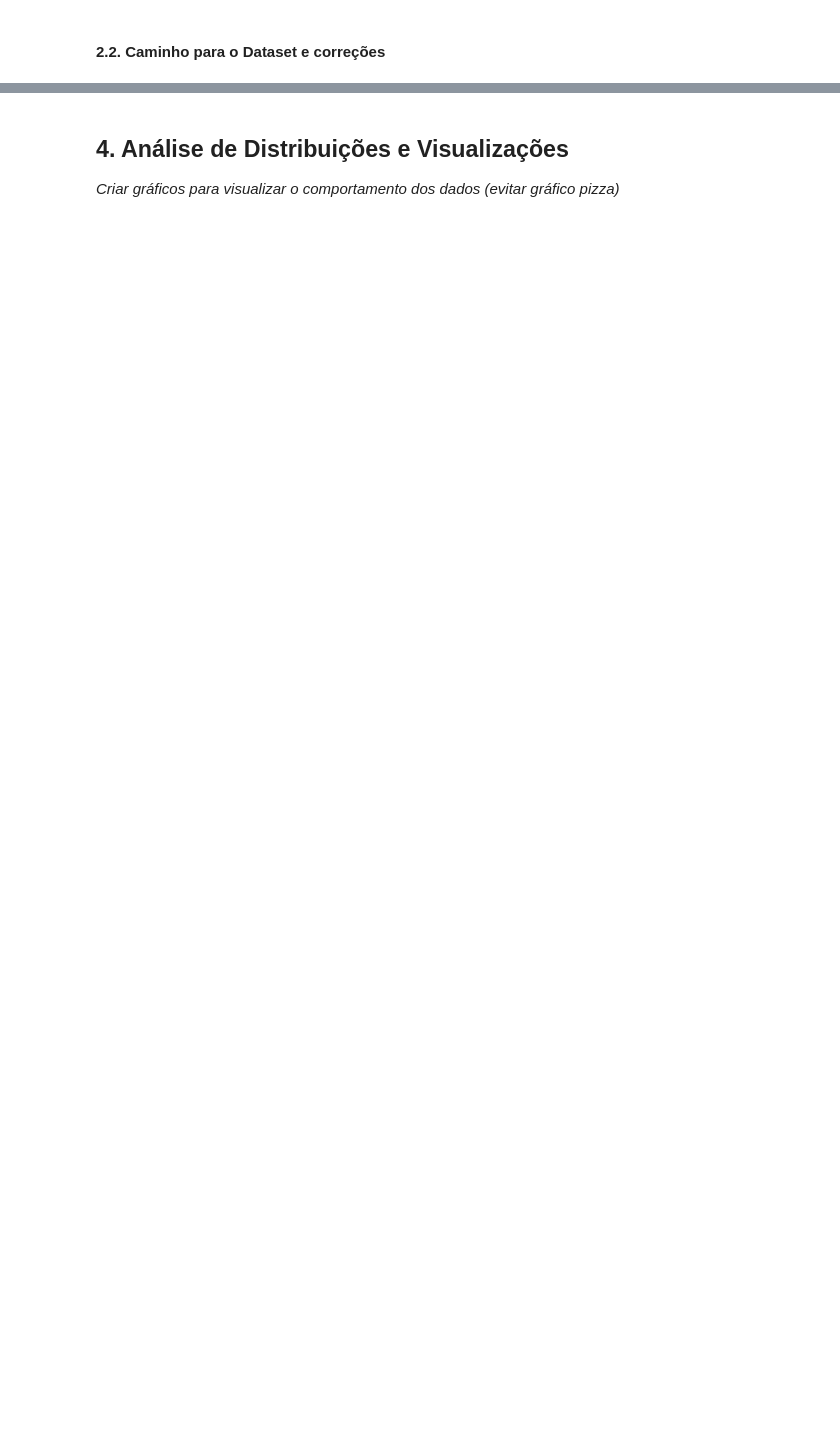
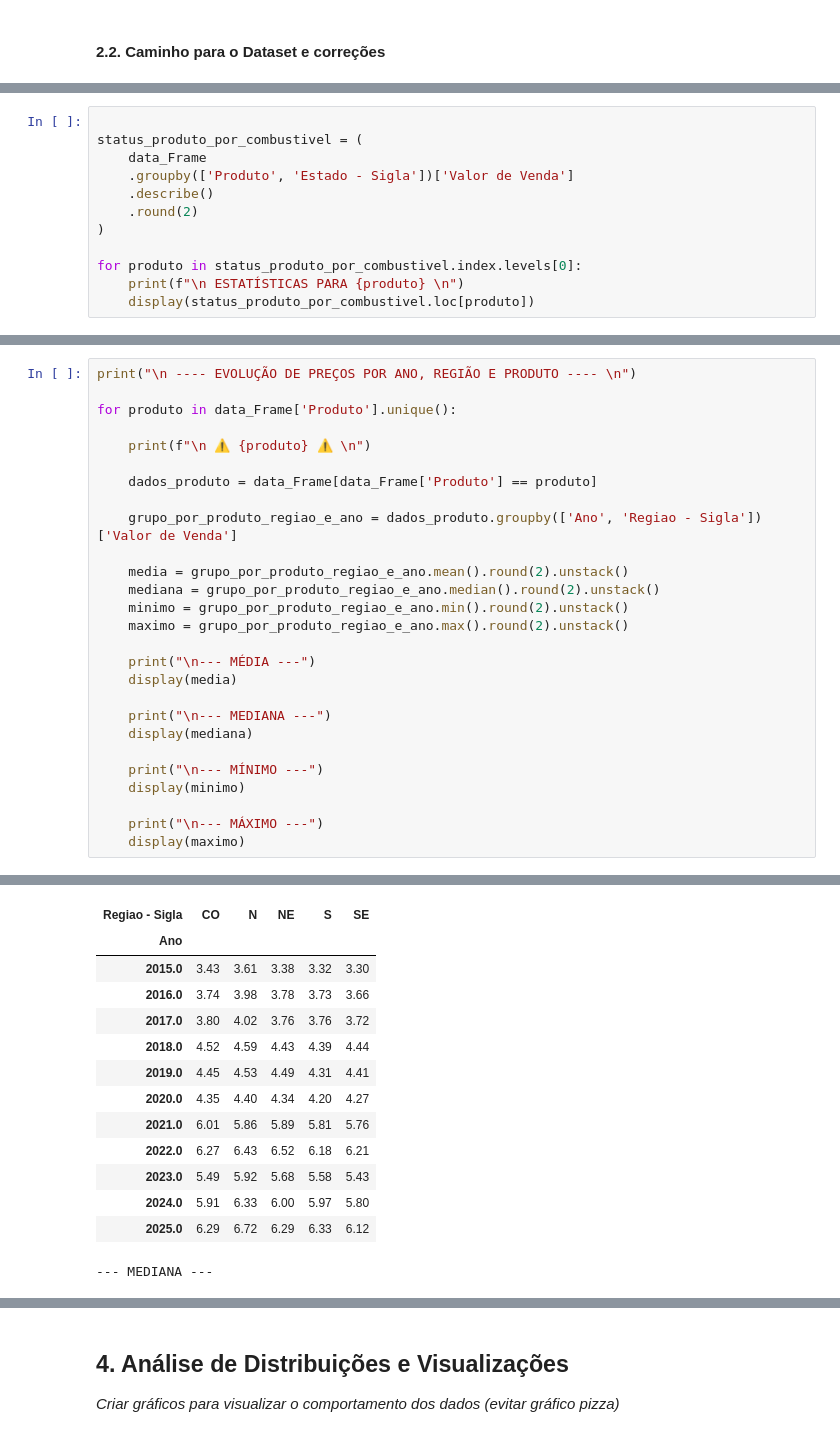
Before and after one commit to LucasCabra7/precos-combustiveis-brasil-2015-2025, a Jupyter notebook: Grupo_4_Análise_Exploratória_e_Modelagem_Preditiva_dos_Preços_de_Combustíveis_no_Brasil_(2015–2025).ipynb, the cells around one changed output, grey strips where cells are left out. Drawn from its saved outputs; the diff is of its cells as text; blank space fills up the shorter version.

```diff
--- a/Grupo_4_Análise_Exploratória_e_Modelagem_Preditiva_dos_Preços_de_Combustíveis_no_Brasil_(2015–2025).ipynb
+++ b/Grupo_4_Análise_Exploratória_e_Modelagem_Preditiva_dos_Preços_de_Combustíveis_no_Brasil_(2015–2025).ipynb
@@ -1073,0 +289,12 @@ analisador_evolucao_real_vs_nominal.exibir_relatorio_ajustados_pela_inflacao()
+# %%
+
+status_produto_por_combustivel = (
+    data_Frame
+    .groupby(['Produto', 'Estado - Sigla'])['Valor de Venda']
+    .describe()
+    .round(2)
+)
+
+for produto in status_produto_por_combustivel.index.levels[0]:
+    print(f"\n ESTATÍSTICAS PARA {produto} \n")
+    display(status_produto_por_combustivel.loc[produto])
@@ -1073,0 +657,28 @@ analisador_evolucao_real_vs_nominal.exibir_relatorio_ajustados_pela_inflacao()
+# %%
+print("\n ---- EVOLUÇÃO DE PREÇOS POR ANO, REGIÃO E PRODUTO ---- \n")
+
+for produto in data_Frame['Produto'].unique():
+
+    print(f"\n ⚠️ {produto} ⚠️ \n")
+
+    dados_produto = data_Frame[data_Frame['Produto'] == produto]
+
+    grupo_por_produto_regiao_e_ano = dados_produto.groupby(['Ano', 'Regiao - Sigla'])['Valor de Venda']
+
+    media = grupo_por_produto_regiao_e_ano.mean().round(2).unstack()
+    mediana = grupo_por_produto_regiao_e_ano.median().round(2).unstack()
+    minimo = grupo_por_produto_regiao_e_ano.min().round(2).unstack()
+    maximo = grupo_por_produto_regiao_e_ano.max().round(2).unstack()
+
+    print("\n--- MÉDIA ---")
+    display(media)
+
+    print("\n--- MEDIANA ---")
+    display(mediana)
+
+    print("\n--- MÍNIMO ---")
+    display(minimo)
+
+    print("\n--- MÁXIMO ---")
+    display(maximo)
+# %% [output]
@@ -1073,0 +692,14 @@ analisador_evolucao_real_vs_nominal.exibir_relatorio_ajustados_pela_inflacao()
+| Regiao - Sigla | CO | N | NE | S | SE |
+| Ano |  |  |  |  |  |
+| 2015.0 | 3.43 | 3.61 | 3.38 | 3.32 | 3.30 |
+| 2016.0 | 3.74 | 3.98 | 3.78 | 3.73 | 3.66 |
+| 2017.0 | 3.80 | 4.02 | 3.76 | 3.76 | 3.72 |
+| 2018.0 | 4.52 | 4.59 | 4.43 | 4.39 | 4.44 |
+| 2019.0 | 4.45 | 4.53 | 4.49 | 4.31 | 4.41 |
+| 2020.0 | 4.35 | 4.40 | 4.34 | 4.20 | 4.27 |
+| 2021.0 | 6.01 | 5.86 | 5.89 | 5.81 | 5.76 |
+| 2022.0 | 6.27 | 6.43 | 6.52 | 6.18 | 6.21 |
+| 2023.0 | 5.49 | 5.92 | 5.68 | 5.58 | 5.43 |
+| 2024.0 | 5.91 | 6.33 | 6.00 | 5.97 | 5.80 |
+| 2025.0 | 6.29 | 6.72 | 6.29 | 6.33 | 6.12 |
+--- MEDIANA ---
```
Also changed, not shown: parts of 52 cells of this notebook.
